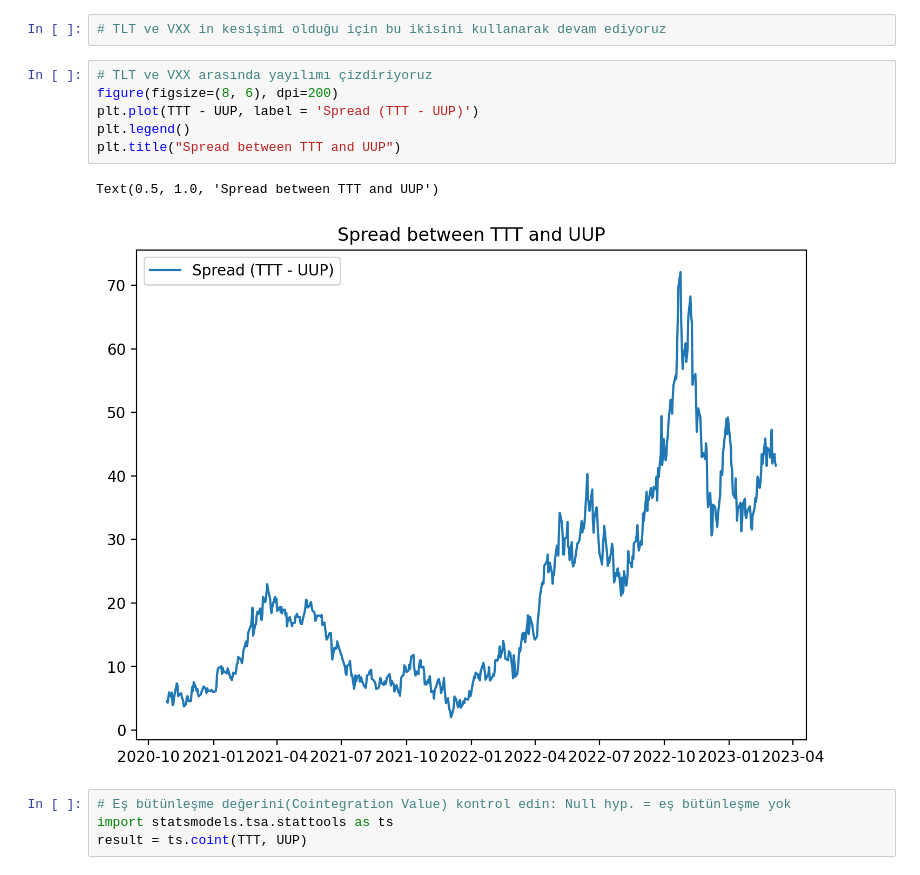
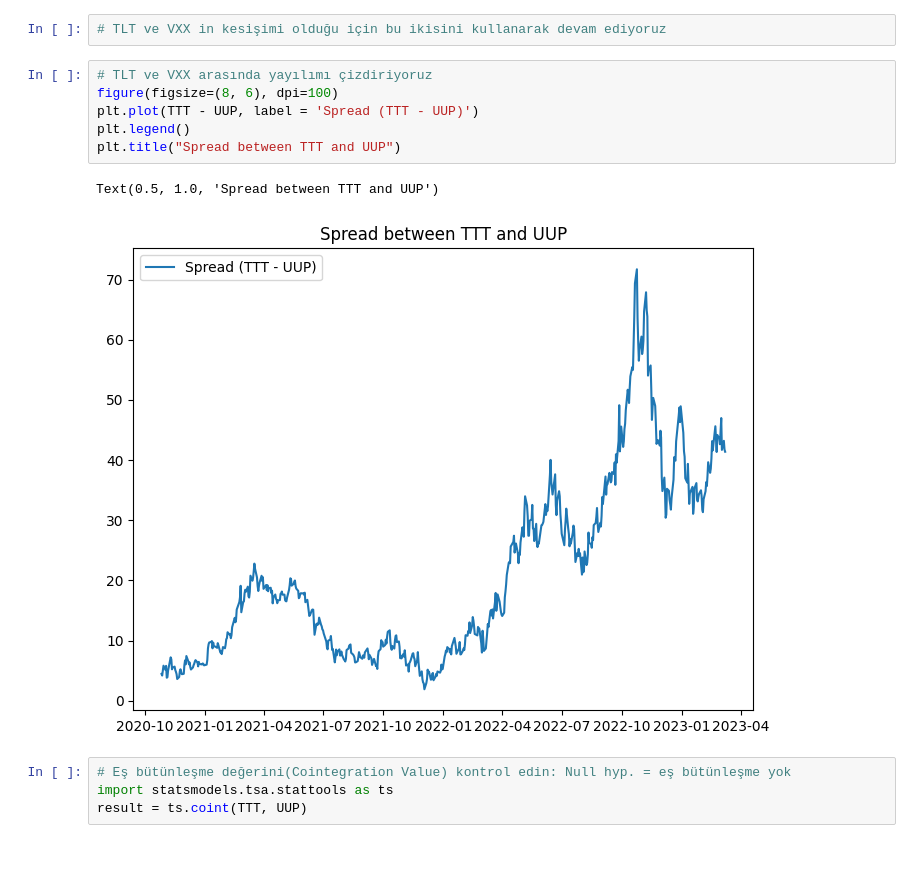
Before and after one commit to elifsare/Mean-Reversion-Strategy, a Jupyter notebook: MeanReversion.ipynb, the cells around one changed output. Saved outputs shown, nothing was run; the diff lists cells and outputs as text.

```diff
--- a/MeanReversion.ipynb
+++ b/MeanReversion.ipynb
@@ -95,13 +77,13 @@ plt.legend()
 # TLT ve VXX in kesişimi olduğu için bu ikisini kullanarak devam ediyoruz
 # %%
 # TLT ve VXX arasında yayılımı çizdiriyoruz
-figure(figsize=(8, 6), dpi=200)
+figure(figsize=(8, 6), dpi=100)
 plt.plot(TTT - UUP, label = 'Spread (TTT - UUP)')
 plt.legend()
 plt.title("Spread between TTT and UUP")
 # %% [output]
 Text(0.5, 1.0, 'Spread between TTT and UUP')
-[figure, old version]
+[figure, new version]
 # %%
 # Eş bütünleşme değerini(Cointegration Value) kontrol edin: Null hyp. = eş bütünleşme yok
 import statsmodels.tsa.stattools as ts
```
Also changed, not shown: parts of 11 cells of this notebook.
